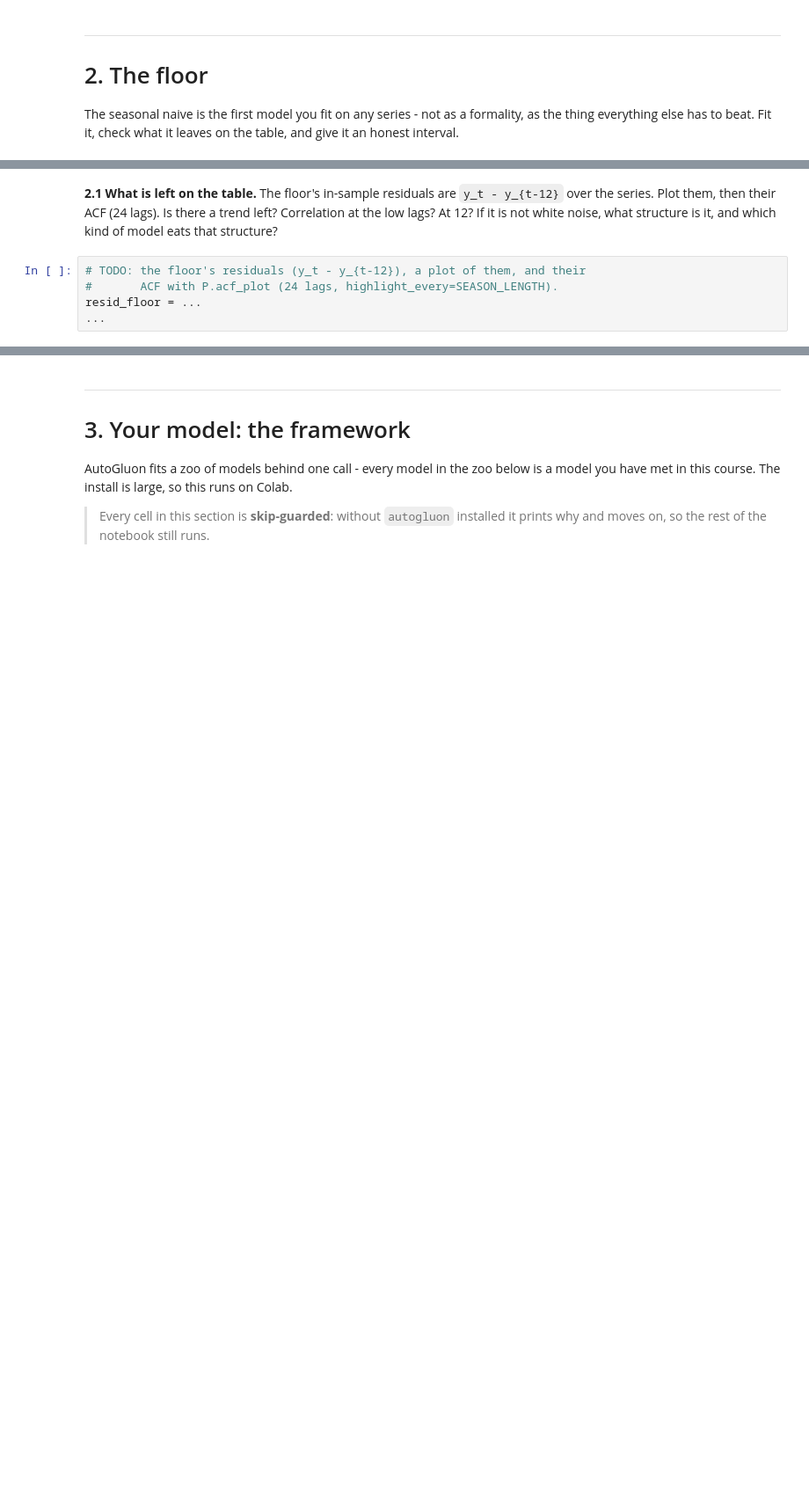
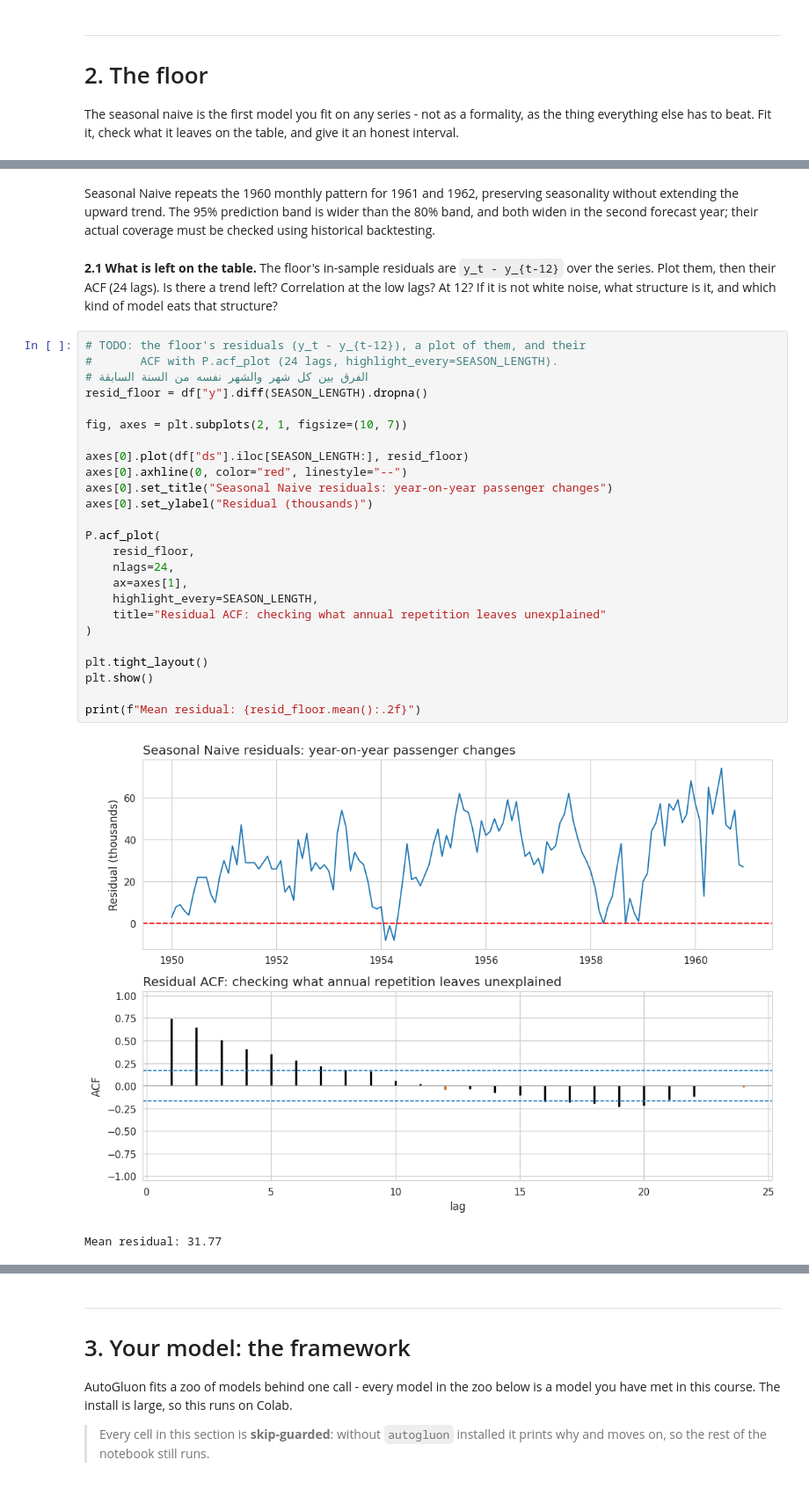
Before and after one commit to mashaellna77-maker/international-airpassengers-project, a Jupyter notebook: project.ipynb, the cells around one changed output, grey strips where cells are left out. Shown at 88% size. Saved outputs shown, nothing was run; the diff lists cells and outputs as text; blank space fills up the shorter version.

```diff
--- a/project.ipynb
+++ b/project.ipynb
@@ -148,10 +237,35 @@ plt.show()
+# %% [markdown]
+Seasonal Naive repeats the 1960 monthly pattern for 1961 and 1962, preserving seasonality without extending the upward trend. The 95% prediction band is wider than the 80% band, and both widen in the second forecast year; their actual coverage must be checked using historical backtesting.
 # %% [markdown]
 **2.1 What is left on the table.** The floor's in-sample residuals are
 ``y_t - y_{t-12}`` over the series. Plot them, then their ACF (24 lags). Is
 there a trend left? Correlation at the low lags? At 12? If it is not white
 noise, what structure is it, and which kind of model eats that structure?
-# %%
-# TODO: the floor's residuals (y_t - y_{t-12}), a plot of them, and their
-#       ACF with P.acf_plot (24 lags, highlight_every=SEASON_LENGTH).
-resid_floor = ...
-...
+# %%
+# TODO: the floor's residuals (y_t - y_{t-12}), a plot of them, and their
+#       ACF with P.acf_plot (24 lags, highlight_every=SEASON_LENGTH).
+# الفرق بين كل شهر والشهر نفسه من السنة السابقة
+resid_floor = df["y"].diff(SEASON_LENGTH).dropna()
+
+fig, axes = plt.subplots(2, 1, figsize=(10, 7))
+
+axes[0].plot(df["ds"].iloc[SEASON_LENGTH:], resid_floor)
+axes[0].axhline(0, color="red", linestyle="--")
+axes[0].set_title("Seasonal Naive residuals: year-on-year passenger changes")
+axes[0].set_ylabel("Residual (thousands)")
+
+P.acf_plot(
+    resid_floor,
+    nlags=24,
+    ax=axes[1],
+    highlight_every=SEASON_LENGTH,
+    title="Residual ACF: checking what annual repetition leaves unexplained"
+)
+
+plt.tight_layout()
+plt.show()
+
+print(f"Mean residual: {resid_floor.mean():.2f}")
+# %% [output]
+[figure, added]
+Mean residual: 31.77
```
Also changed, not shown: parts of 26 cells of this notebook.
